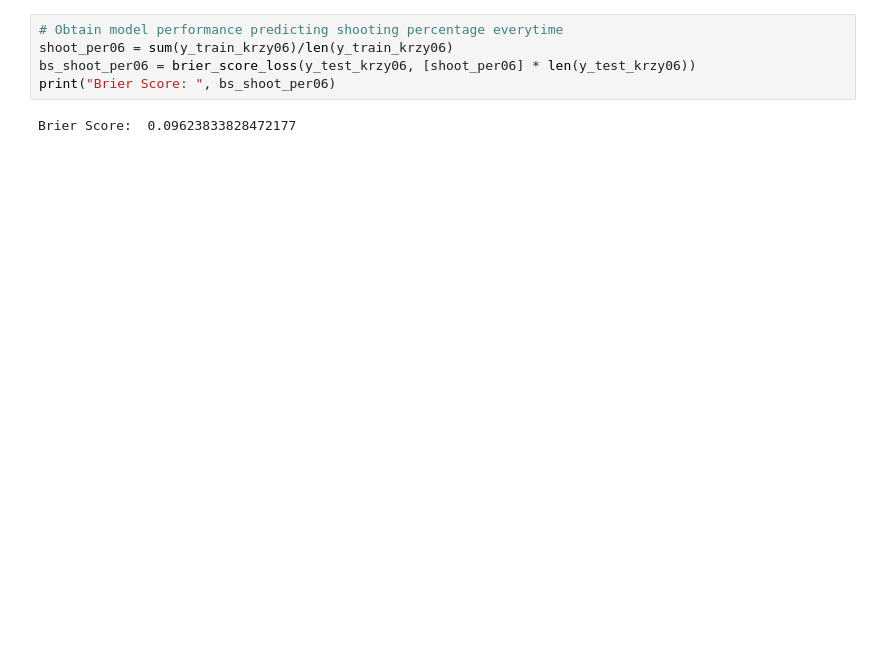
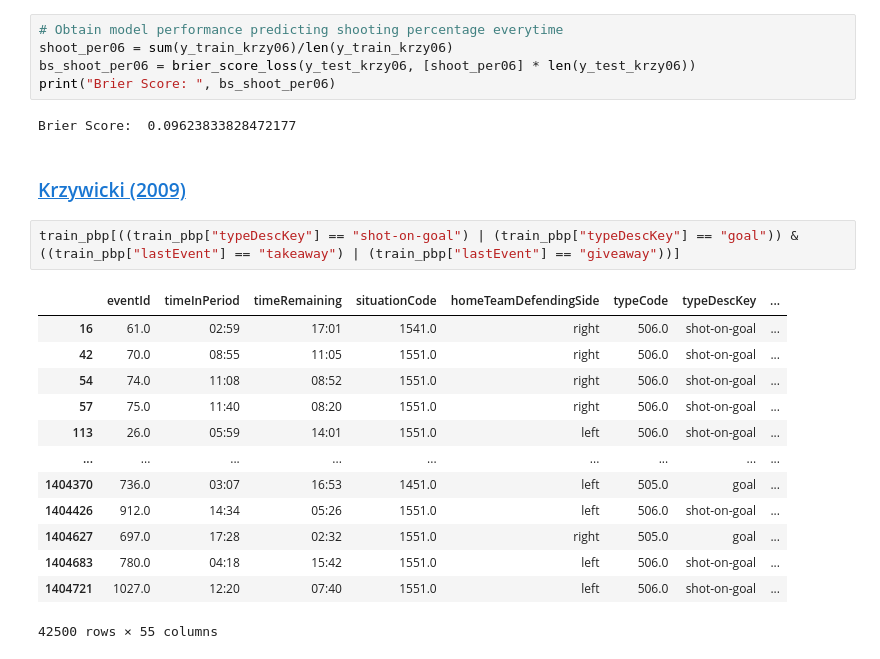
Before and after one commit to rromaniuk31/PhD-Research, a Jupyter notebook: Create_Historical_Models.ipynb, the cells around one changed output. Saved outputs shown, nothing was run; the diff lists cells and outputs as text; blank space fills up the shorter version.

```diff
--- a/Create_Historical_Models.ipynb
+++ b/Create_Historical_Models.ipynb
@@ -498,3 +508,21 @@ bs_shoot_per06 = brier_score_loss(y_test_krzy06, [shoot_per06] * len(y_test_krzy
 print("Brier Score: ", bs_shoot_per06)
 # %% [output]
 Brier Score:  0.09623833828472177
+# %% [markdown]
+### [Krzywicki (2009)](https://www.hockeyanalytics.com/Research_files/SQ-DistAdj-RS0809-Krzywicki.pdf)
+# %%
+train_pbp[((train_pbp["typeDescKey"] == "shot-on-goal") | (train_pbp["typeDescKey"] == "goal")) & ((train_pbp["lastEvent"] == "takeaway") | (train_pbp["lastEvent"] == "giveaway"))]
+# %% [output]
+|  | eventId | timeInPeriod | timeRemaining | situationCode | homeTeamDefendingSide | typeCode | typeDescKey | ... |
+| 16 | 61.0 | 02:59 | 17:01 | 1541.0 | right | 506.0 | shot-on-goal | ... |
+| 42 | 70.0 | 08:55 | 11:05 | 1551.0 | right | 506.0 | shot-on-goal | ... |
+| 54 | 74.0 | 11:08 | 08:52 | 1551.0 | right | 506.0 | shot-on-goal | ... |
+| 57 | 75.0 | 11:40 | 08:20 | 1551.0 | right | 506.0 | shot-on-goal | ... |
+| 113 | 26.0 | 05:59 | 14:01 | 1551.0 | left | 506.0 | shot-on-goal | ... |
+| ... | ... | ... | ... | ... | ... | ... | ... | ... |
+| 1404370 | 736.0 | 03:07 | 16:53 | 1451.0 | left | 505.0 | goal | ... |
+| 1404426 | 912.0 | 14:34 | 05:26 | 1551.0 | left | 506.0 | shot-on-goal | ... |
+| 1404627 | 697.0 | 17:28 | 02:32 | 1551.0 | right | 505.0 | goal | ... |
+| 1404683 | 780.0 | 04:18 | 15:42 | 1551.0 | left | 506.0 | shot-on-goal | ... |
+| 1404721 | 1027.0 | 12:20 | 07:40 | 1551.0 | left | 506.0 | shot-on-goal | ... |
+42500 rows × 55 columns
```
Also changed, not shown: parts of 5 cells of this notebook.
